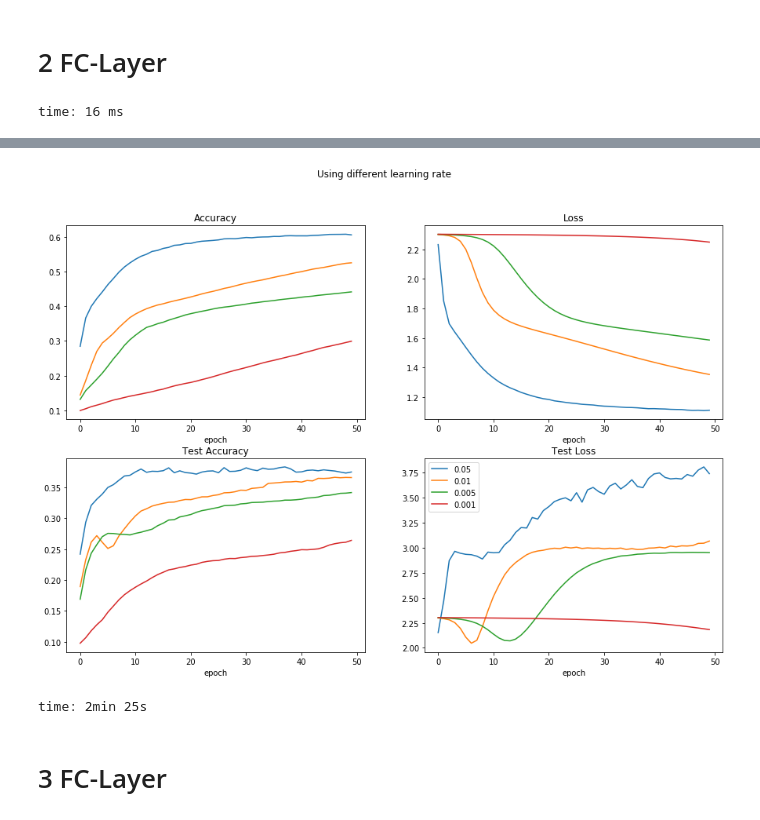
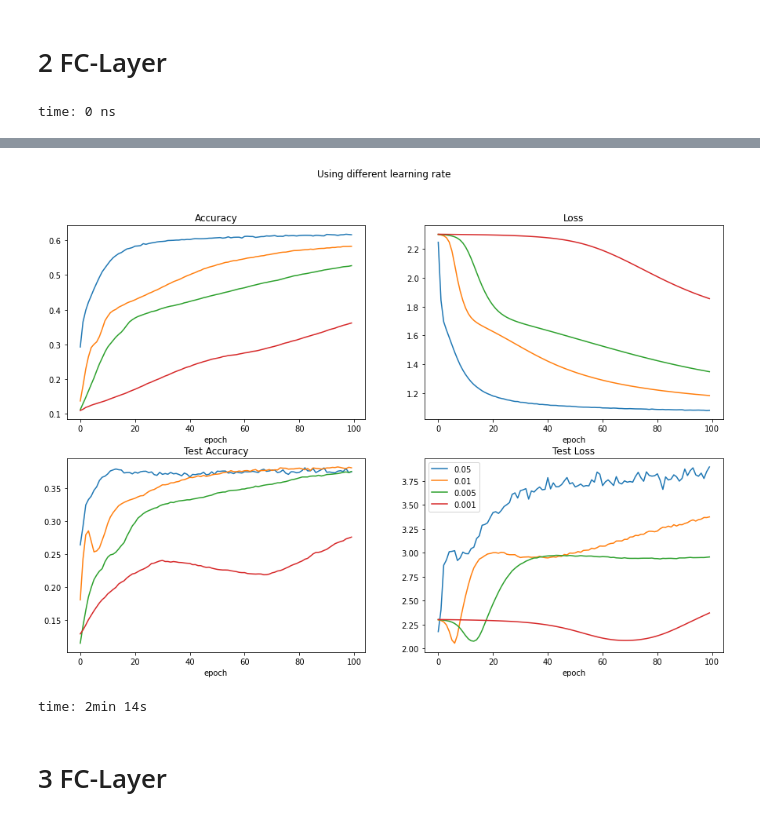
Before and after one commit to jhnliu/comp5349, a Jupyter notebook: final_experiment.ipynb, the cells around one changed output, grey strips where cells are left out. Drawn from its saved outputs; the diff is of its cells as text; code cells hidden in the pictures.

```diff
--- a/final_experiment.ipynb
+++ b/final_experiment.ipynb
@@ -858,9 +857,8 @@ def experiment(epochs, batch_size, learning_rate, dropout_rate, all_acc, all_los
 time: 0 ns
 # %%
 #Set some of the paramaters for the training process
-epochs = 50
+epochs = 100
 batch_size = 128
-# learning_rate = [0.05,0.01,0.005,0.001]
 learning_rate = [0.05,0.01,0.005,0.001]
 dropout_rate = 0
 
@@ -1047,12 +1045,12 @@ def experiment(epochs, batch_size, learning_rate, dropout_rate, all_acc, all_los
 
     return all_acc, all_loss, all_test_acc, all_test_loss
 # %% [output]
-time: 16 ms
+time: 0 ns
 # %%
 #Set some of the paramaters for the training process
-epochs = 50
+epochs = 100
 batch_size = 128
-learning_rate = [0.05,0.01,0.005,0.001]
+learning_rate = [ 0.05, 0.01,0.005,0.001]
 dropout_rate = 0
 
 all_acc = []
@@ -1092,7 +1090,7 @@ plt.legend()
 plt.show()
 
 
-test_name = ['2f_lr_01', '2f_lr_005', '2f_lr_001', '2f_lr_0005']
+test_name = ['2f_lr_005', '2f_lr_001', '2f_lr_0005', '2f_lr_0001']
 
 acc_train_df, loss_train_df, all_test_acc, all_test_loss = save_info_df(test_names=test_name, new=True)
 # %% [output]
@@ -1116,5 +1114,5 @@ Done Training
-[figure, old version]
+[figure, new version]
-time: 2min 25s
+time: 2min 14s
 # %% [markdown]
 # 3 FC-Layer
 # %%
```
Also changed, not shown: parts of 55 cells of this notebook, 1 other file.
